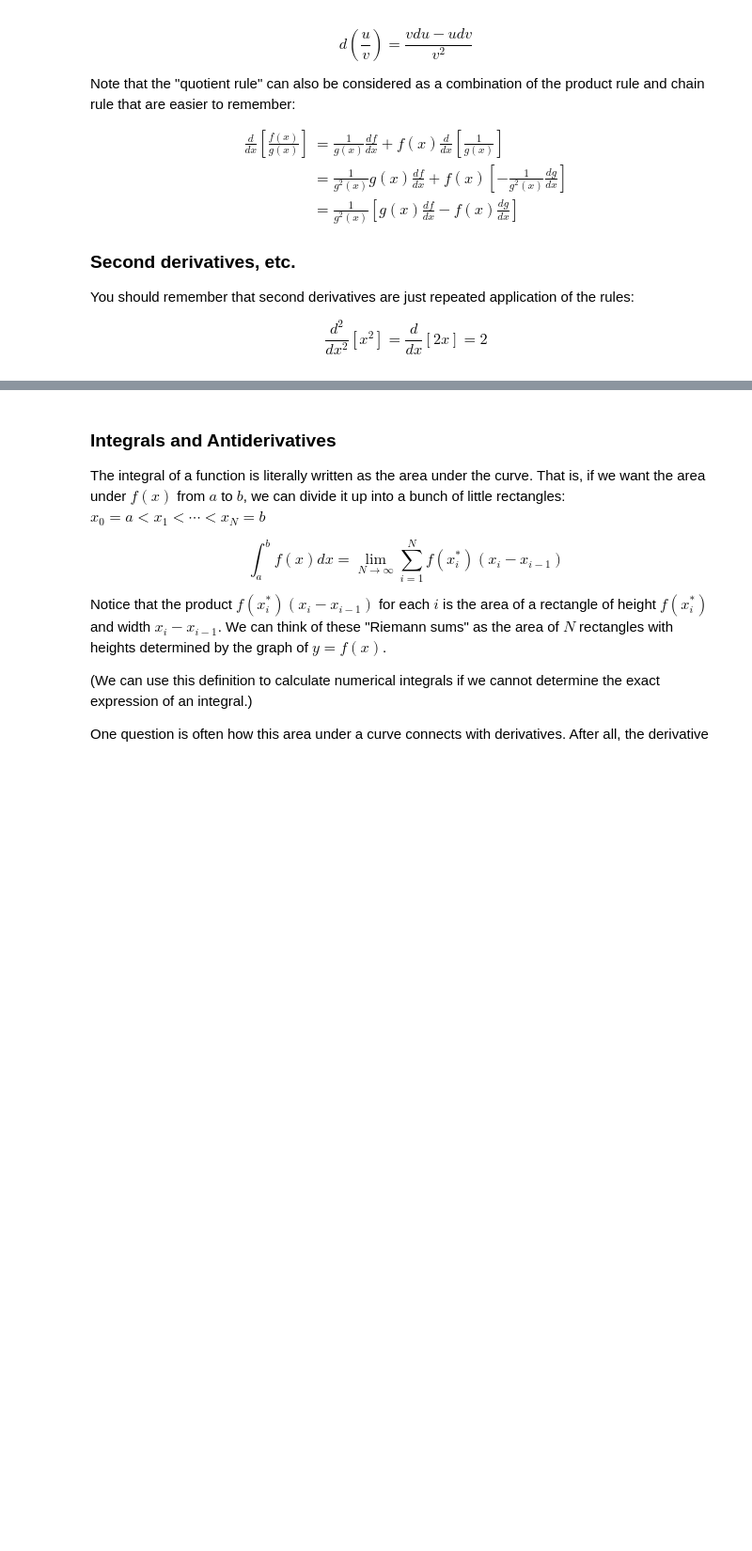
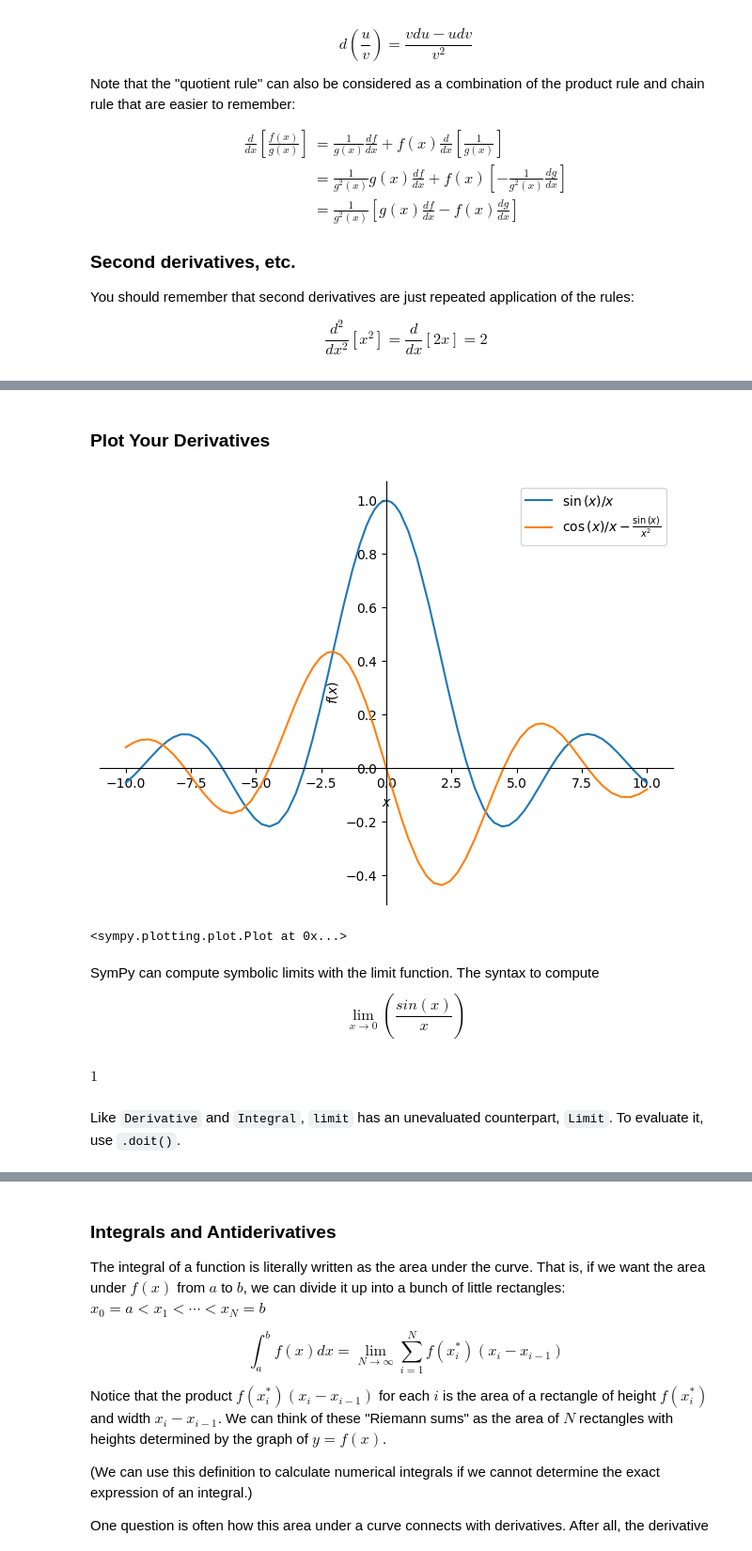
Before and after one commit to heath-barnett/chem3020, a Jupyter notebook: integrals_derivatives.ipynb, the cells around one changed output, grey strips where cells are left out. Shown at 94% size. Drawn from its saved outputs; the diff is of its cells as text; code cells hidden in the pictures; blank space fills up the shorter version.

```diff
--- a/integrals_derivatives.ipynb
+++ b/integrals_derivatives.ipynb
@@ -105,0 +114,4 @@ $$\frac{d^2}{dx^2}[x^2] = \frac{d}{dx}[2x] = 2$$
+# %%
+from sympy import *
+x, y, z = symbols('x y z')
+init_printing(use_unicode=True)
@@ -105,0 +154,19 @@ $$\frac{d^2}{dx^2}[x^2] = \frac{d}{dx}[2x] = 2$$
+# %% [markdown]
+### Plot Your Derivatives
+# %%
+f = sin(x)/x
+deriv = Derivative(f, x)
+plot(f,deriv.doit(),legend=True)
+# %% [output]
+[figure, added]
+<sympy.plotting.plot.Plot at 0x...>
+# %% [markdown]
+SymPy can compute symbolic limits with the limit function. The syntax to compute
+$$ \lim_{x\rightarrow 0}\left(\frac{sin(x)}{x}\right)$$
+# %%
+f = sin(x)/x
+limit(f, x, 0)
+# %% [output]
+$\displaystyle 1$
+# %% [markdown]
+Like `Derivative` and `Integral`, `limit` has an unevaluated counterpart, `Limit`. To evaluate it, use `.doit()`.
```
Also changed, not shown: parts of 7 cells of this notebook.
